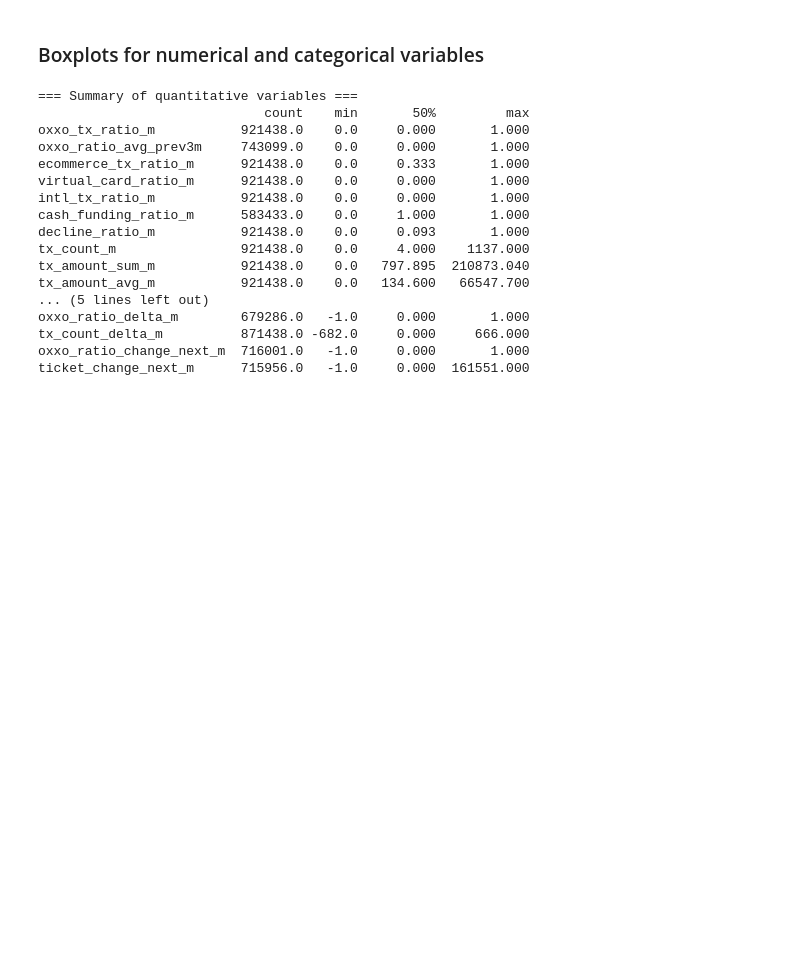
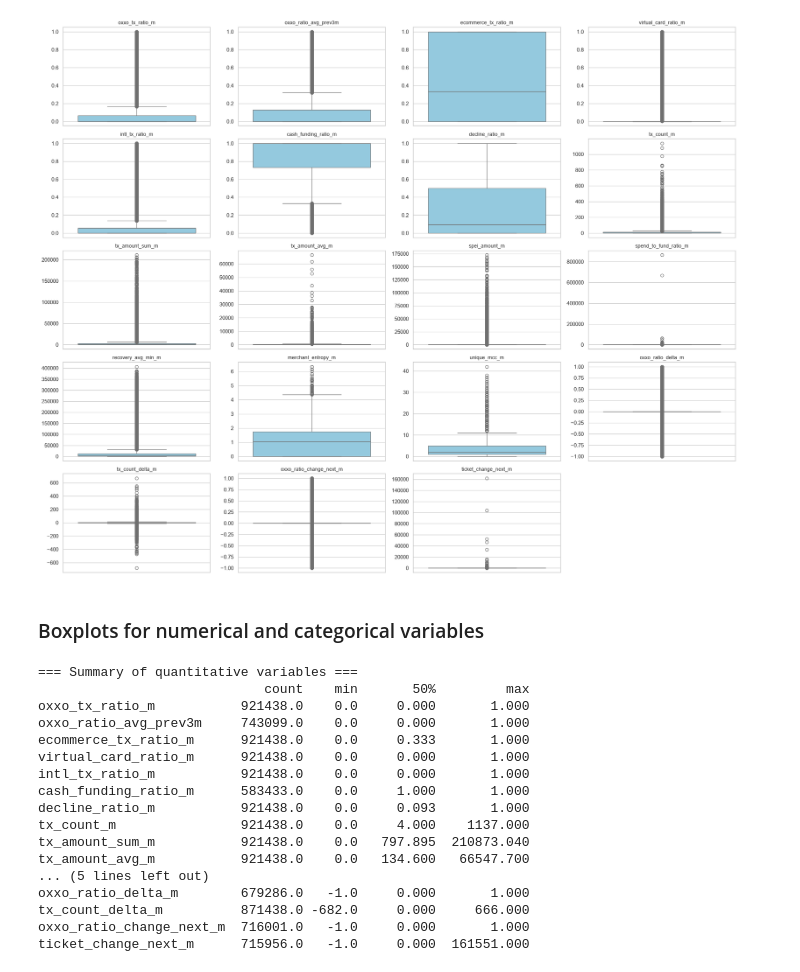
Before and after one commit to Krdz14/EDAgroup5, a Jupyter notebook: boxplot.ipynb, the cells around one changed output. Drawn from its saved outputs; the diff is of its cells as text; code cells hidden in the pictures; blank space fills up the shorter version.

```diff
--- a/boxplot.ipynb
+++ b/boxplot.ipynb
@@ -1,3 +17,44 @@
+# %%
+import pandas as pd
+import matplotlib.pyplot as plt
+import seaborn as sns
+
+# Load the available dataset before creating the plots
+data = "data/g5_dataSample_v2.csv"
+df = pd.read_csv(data)
+
+# Configuración de estilo
+sns.set_theme(style="whitegrid")
+
+# Lista de columnas numéricas a graficar
+num_cols = [
+    'oxxo_tx_ratio_m', 'oxxo_ratio_avg_prev3m', 'ecommerce_tx_ratio_m',
+    'virtual_card_ratio_m', 'intl_tx_ratio_m', 'cash_funding_ratio_m',
+    'decline_ratio_m', 'tx_count_m', 'tx_amount_sum_m', 'tx_amount_avg_m',
+    'spei_amount_m', 'spend_to_fund_ratio_m', 'recovery_avg_min_m',
+    'merchant_entropy_m', 'unique_mcc_m', 'oxxo_ratio_delta_m',
+    'tx_count_delta_m', 'oxxo_ratio_change_next_m', 'ticket_change_next_m'
+]
+
+# Definición de la cuadrícula de subgráficos (5 filas x 4 columnas)
+fig, axes = plt.subplots(nrows=5, ncols=4, figsize=(20, 16))
+axes = axes.flatten()
+
+# Generación automática de boxplots para cada variable
+for i, col in enumerate(num_cols):
+    if col in df.columns:
+        sns.boxplot(y=df[col], ax=axes[i], color='skyblue')
+        axes[i].set_title(col, fontsize=10)
+        axes[i].set_ylabel('')
+
+# Ocultar ejes sobrantes
+for j in range(len(num_cols), len(axes)):
+    fig.delaxes(axes[j])
+
+plt.tight_layout()
+plt.show()
+# %% [output]
+[figure, added]
 # %% [markdown]
 ### Boxplots for numerical and categorical variables
 # %%
```
Also changed, not shown: parts of 3 cells of this notebook, 1 other file.
